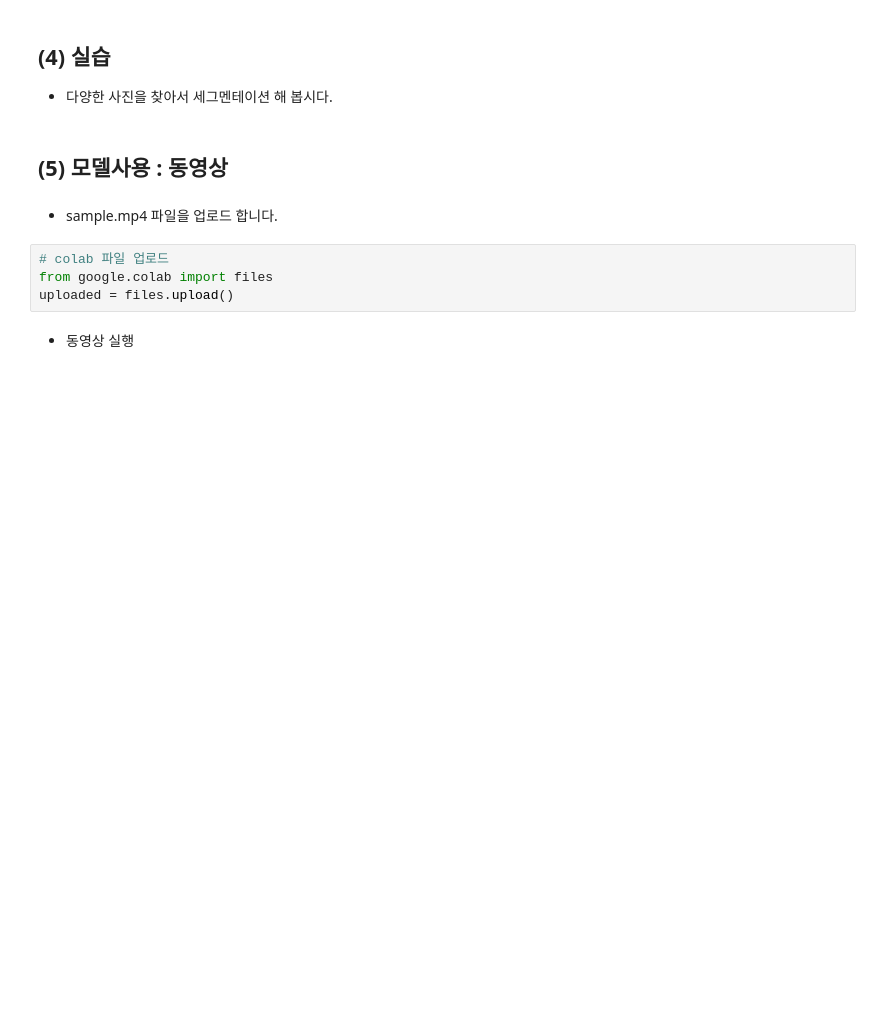
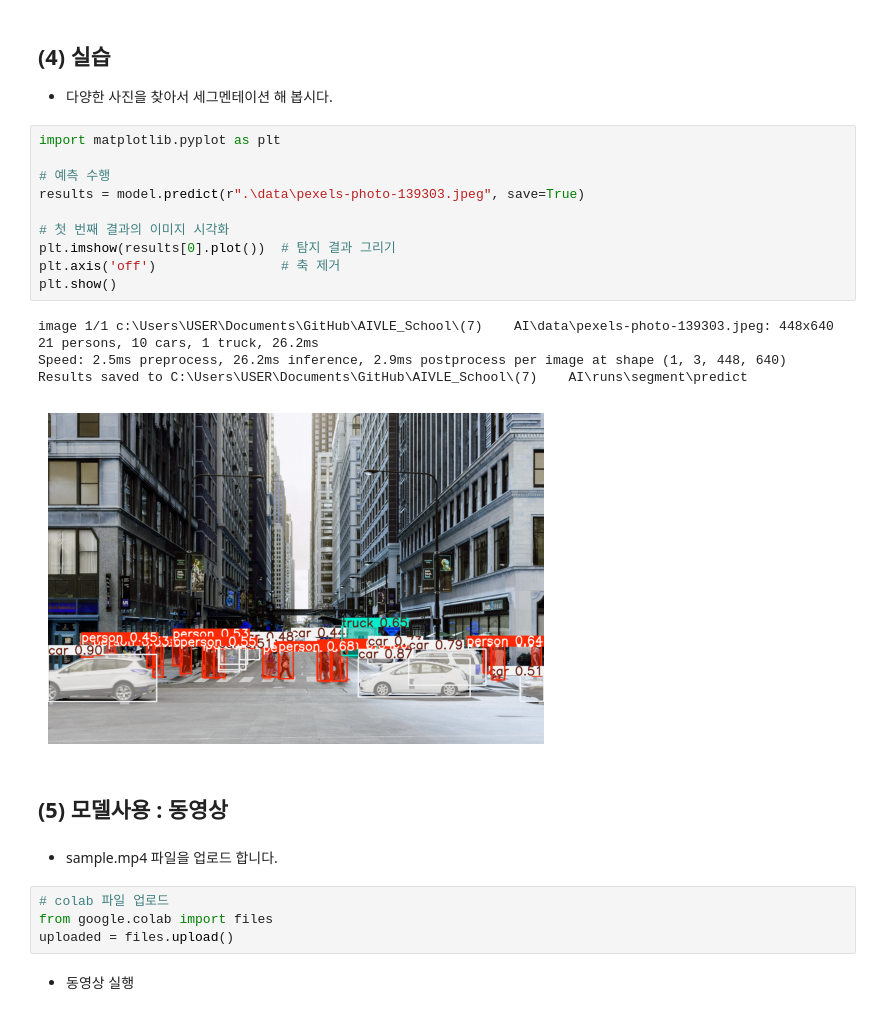
Before and after one commit to Sihyeon0123/AIVLE_School, a Jupyter notebook: (7주차) 시각 지능과 멀티모달 AI/2.4 YOLO Instance Segmentation.ipynb, the cells around one changed output. Cells and saved outputs as stored; diff of their text form; blank space fills up the shorter version.

```diff
--- a/(7주차) 시각 지능과 멀티모달 AI/2.4 YOLO Instance Segmentation.ipynb
+++ b/(7주차) 시각 지능과 멀티모달 AI/2.4 YOLO Instance Segmentation.ipynb
@@ -95,6 +200,21 @@ for i in range(3):
 # %% [markdown]
 ## (4) 실습
 * 다양한 사진을 찾아서 세그멘테이션 해 봅시다.
+# %%
+import matplotlib.pyplot as plt
+
+# 예측 수행
+results = model.predict(r".\data\pexels-photo-139303.jpeg", save=True)
+
+# 첫 번째 결과의 이미지 시각화
+plt.imshow(results[0].plot())  # 탐지 결과 그리기
+plt.axis('off')                # 축 제거
+plt.show()
+# %% [output]
+image 1/1 c:\Users\USER\Documents\GitHub\AIVLE_School\(7)    AI\data\pexels-photo-139303.jpeg: 448x640 21 persons, 10 cars, 1 truck, 26.2ms
+Speed: 2.5ms preprocess, 26.2ms inference, 2.9ms postprocess per image at shape (1, 3, 448, 640)
+Results saved to C:\Users\USER\Documents\GitHub\AIVLE_School\(7)    AI\runs\segment\predict
+[figure, added]
 # %% [markdown]
 ## (5) 모델사용 : 동영상
 # %% [markdown]
```
Also changed, not shown: parts of 13 cells of this notebook, 5 other files.
